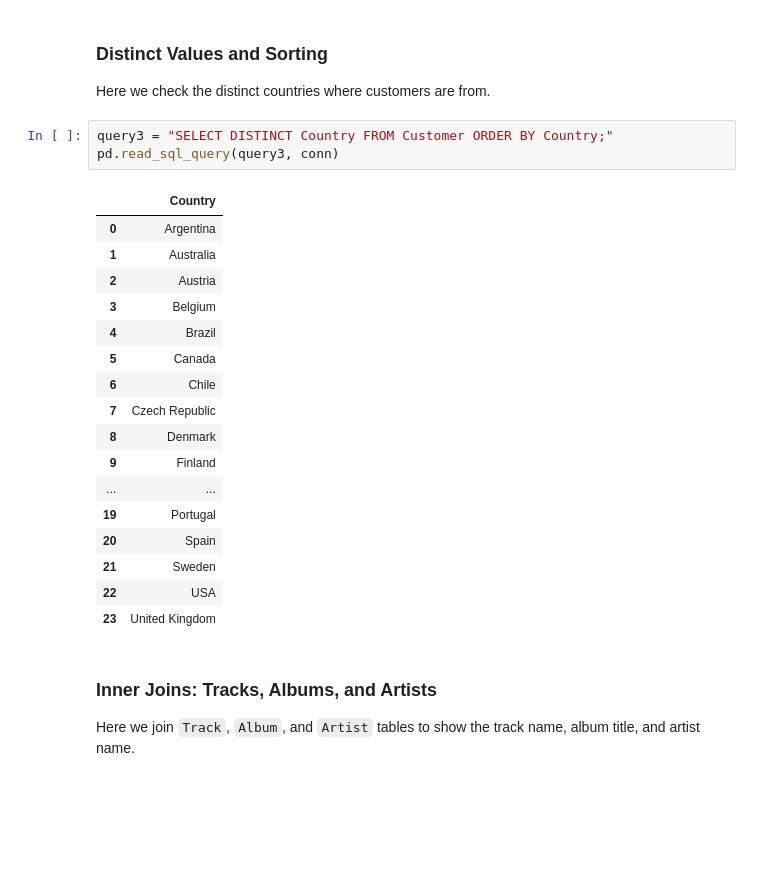
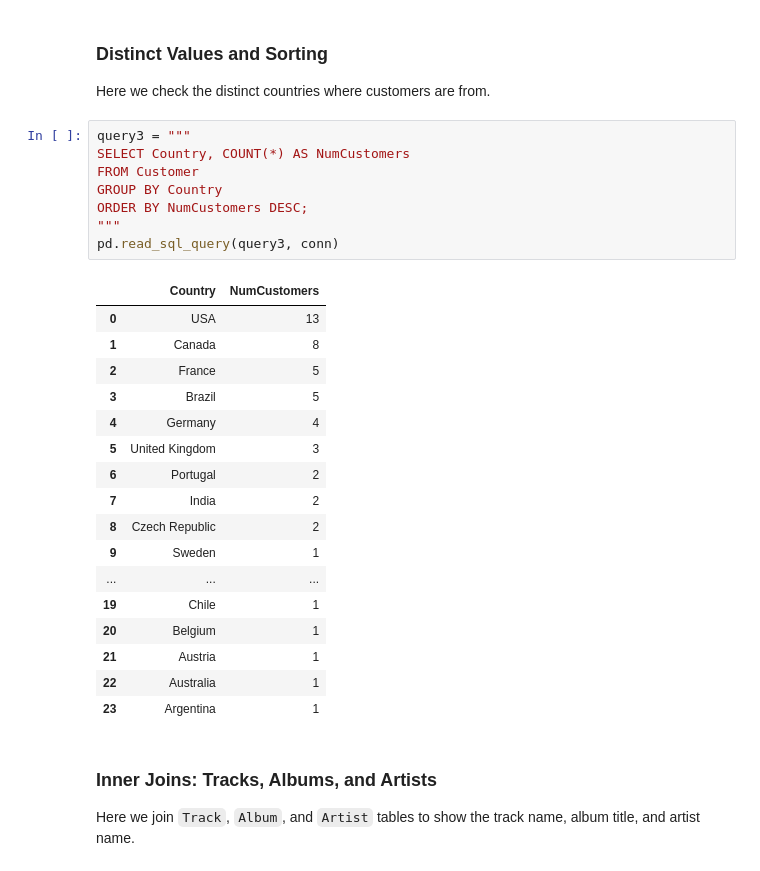
Before and after one commit to ZiadBassem/sql_practice_chinook, a Jupyter notebook: chinook_analysis.ipynb, the cells around one changed output. Saved outputs shown, nothing was run; the diff lists cells and outputs as text; blank space fills up the shorter version.

```diff
--- a/chinook_analysis.ipynb
+++ b/chinook_analysis.ipynb
@@ -68,26 +68,31 @@ pd.read_sql_query(query2, conn)
 ### Distinct Values and Sorting
 Here we check the distinct countries where customers are from.
 # %%
-query3 = "SELECT DISTINCT Country FROM Customer ORDER BY Country;"
+query3 = """
+SELECT Country, COUNT(*) AS NumCustomers
+FROM Customer
+GROUP BY Country
+ORDER BY NumCustomers DESC;
+"""
 pd.read_sql_query(query3, conn)
 # %% [output]
-|  | Country |
-| 0 | Argentina |
-| 1 | Australia |
-| 2 | Austria |
-| 3 | Belgium |
-| 4 | Brazil |
-| 5 | Canada |
-| 6 | Chile |
-| 7 | Czech Republic |
-| 8 | Denmark |
-| 9 | Finland |
-| ... | ... |
-| 19 | Portugal |
-| 20 | Spain |
-| 21 | Sweden |
-| 22 | USA |
-| 23 | United Kingdom |
+|  | Country | NumCustomers |
+| 0 | USA | 13 |
+| 1 | Canada | 8 |
+| 2 | France | 5 |
+| 3 | Brazil | 5 |
+| 4 | Germany | 4 |
+| 5 | United Kingdom | 3 |
+| 6 | Portugal | 2 |
+| 7 | India | 2 |
+| 8 | Czech Republic | 2 |
+| 9 | Sweden | 1 |
+| ... | ... | ... |
+| 19 | Chile | 1 |
+| 20 | Belgium | 1 |
+| 21 | Austria | 1 |
+| 22 | Australia | 1 |
+| 23 | Argentina | 1 |
 # %% [markdown]
 ### Inner Joins: Tracks, Albums, and Artists
 Here we join `Track`, `Album`, and `Artist` tables to show the track name, album title, and artist name.
```
